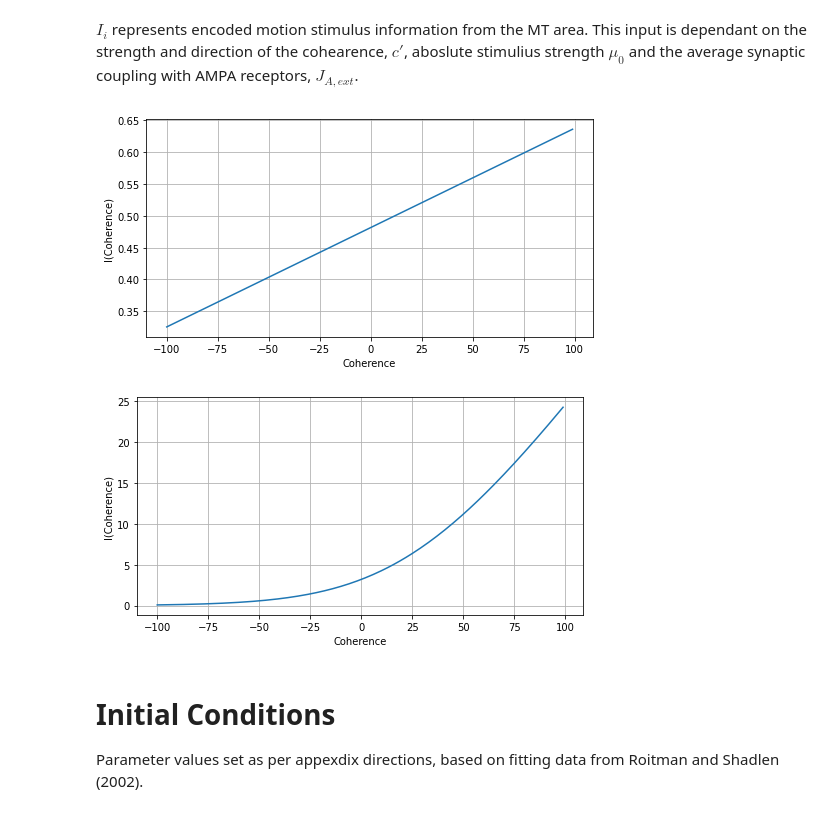
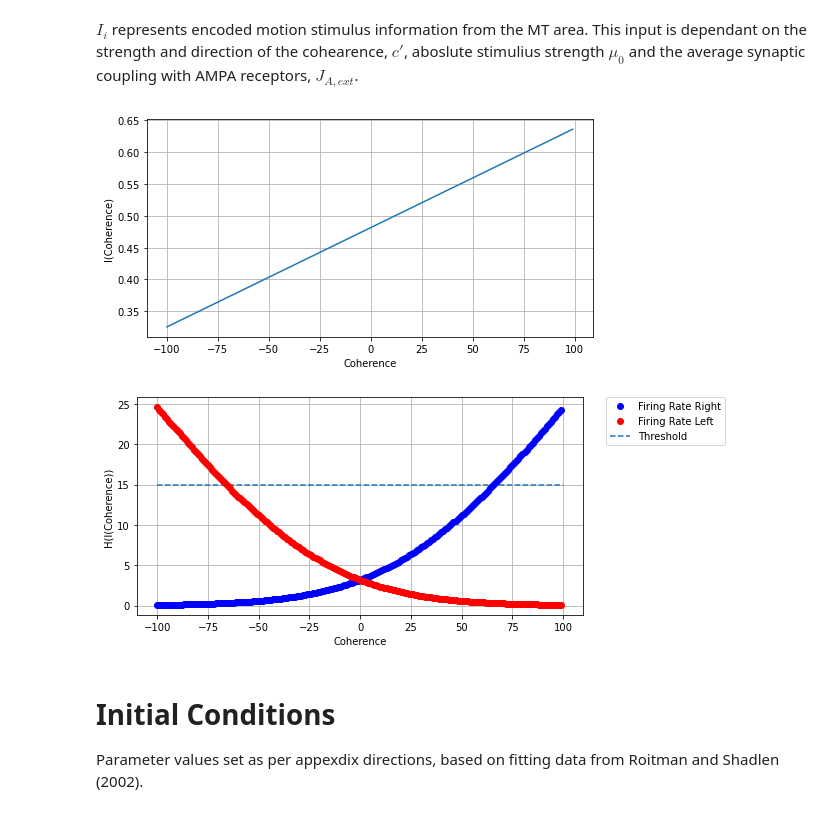
Before and after one commit to john-s-butler-dit/Decision-Making-Models, a Jupyter notebook: 2.1WongWang2006 Reduced Two Variable Model without AMPA - A Network Mechanism.ipynb, the cells around one changed output. Saved outputs shown, nothing was run; the diff lists cells and outputs as text; code cells hidden in the pictures.

```diff
--- a/2.1WongWang2006 Reduced Two Variable Model without AMPA - A Network Mechanism.ipynb
+++ b/2.1WongWang2006 Reduced Two Variable Model without AMPA - A Network Mechanism.ipynb
@@ -134,29 +134,34 @@ $I_i$ represents encoded motion stimulus information from the MT area. This inpu
 # %%
 def I_input_1(c_dash):
     J_A_ext=5.2/1000# nA/Hz
     mu_0=30 # Hz
-    f=1
-    I_motion=J_A_ext*mu_0*(1+f*(c_dash)/100)
+    f=1.0
+    p=0
+    I_motion=J_A_ext*mu_0*(1+f*(c_dash+p)/100)
     return I_motion
 
 All_coh=np.arange(-100,100,1)
 fig = plt.figure(figsize=(8,4))
 plt.plot(All_coh,I_input_1(All_coh)+0.3255)
 plt.grid()
 plt.xlabel('Coherence')
 plt.ylabel('I(Coherence)')
 #plt.legend(bbox_to_anchor=(1.05, 1), loc=2, borderaxespad=0.)
 plt.show()
 fig = plt.figure(figsize=(8,4))
-plt.plot(All_coh,H(I_input_1(All_coh)+0.3255))
+plt.plot(All_coh,H(I_input_1(All_coh)+0.3255),'ob',label='Firing Rate Right')
+plt.plot(All_coh,H(I_input_1(-All_coh)+0.3255),'or',label='Firing Rate Left')
+plt.hlines(15,-100,100,linestyles='dashed',label='Threshold')
+
+
 plt.grid()
 plt.xlabel('Coherence')
-plt.ylabel('I(Coherence)')
-#plt.legend(bbox_to_anchor=(1.05, 1), loc=2, borderaxespad=0.)
+plt.ylabel('H(I(Coherence))')
+plt.legend(bbox_to_anchor=(1.05, 1), loc=2, borderaxespad=0.)
 plt.show()
 # %% [output]
 [figure]
-[figure, old version]
+[figure, new version]
 # %% [markdown]
 # Initial Conditions
 Parameter values set as per appexdix directions, based on fitting data from Roitman and Shadlen (2002).
```
Also changed, not shown: parts of 4 cells of this notebook, 6 other files.
